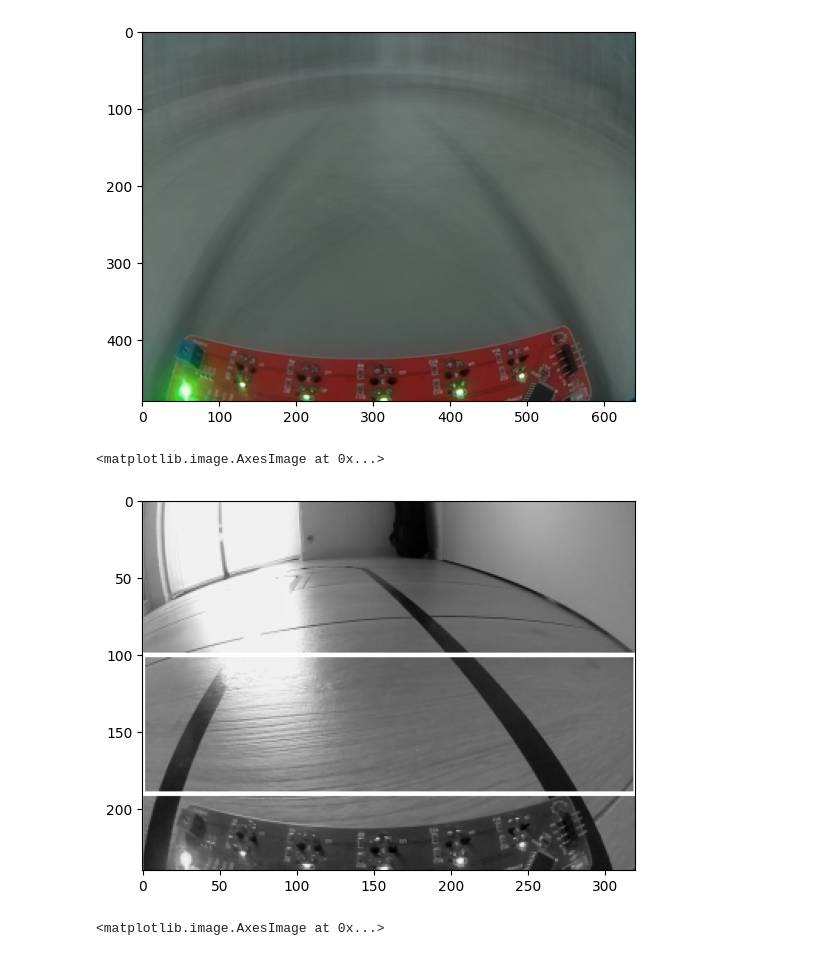
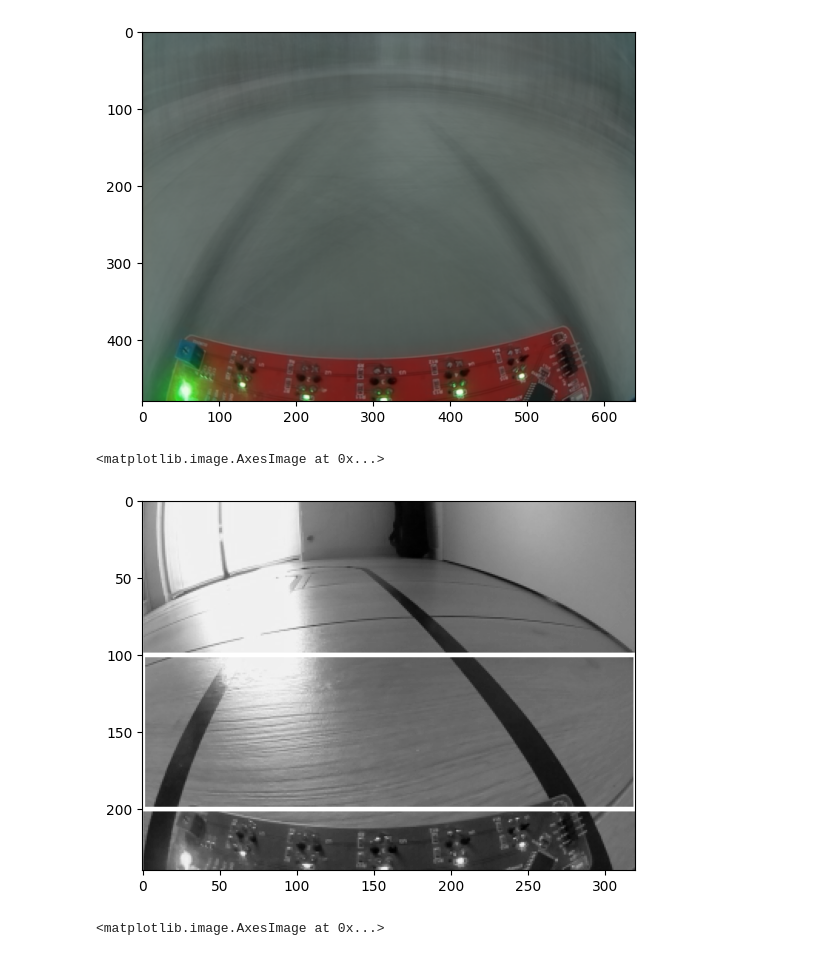
Before and after one commit to beckaelmicher/C2C, a Jupyter notebook: cnn.ipynb, the cells around one changed output. Drawn from its saved outputs; the diff is of its cells as text; code cells hidden in the pictures.

```diff
--- a/cnn.ipynb
+++ b/cnn.ipynb
@@ -34,18 +34,18 @@ plt.imshow(img_mean)
 [figure]
 # %%
 # Testweise Bildbearbeitung
-sp=(0,190)
+sp=(0,200)
 ep=(320,100)
 dim = (320,240)
 interpolation = cv2.INTER_AREA
 img_example_x = img_example.copy()
 img_example_x = cv2.cvtColor(img_example_x,cv2.COLOR_BGR2GRAY)
 img_example_x= cv2.resize(img_example_x,dim,interpolation)
 #plt.imshow(img_example_x)
 plt.imshow(cv2.rectangle(img_example_x,sp,ep,(255,255,0),2),cmap='gray')
 # %% [output]
 <matplotlib.image.AxesImage at 0x...>
-[figure, old version]
+[figure, new version]
 # %%
 # Definition einer Funktion zur Vorverarbeitung eines einzelnen Trainingsbildes
 # Dieser Verarbeitungsschritte müssen bei der Anwendungung des neuronlen Netzes
```
Also changed, not shown: parts of 23 cells of this notebook.
